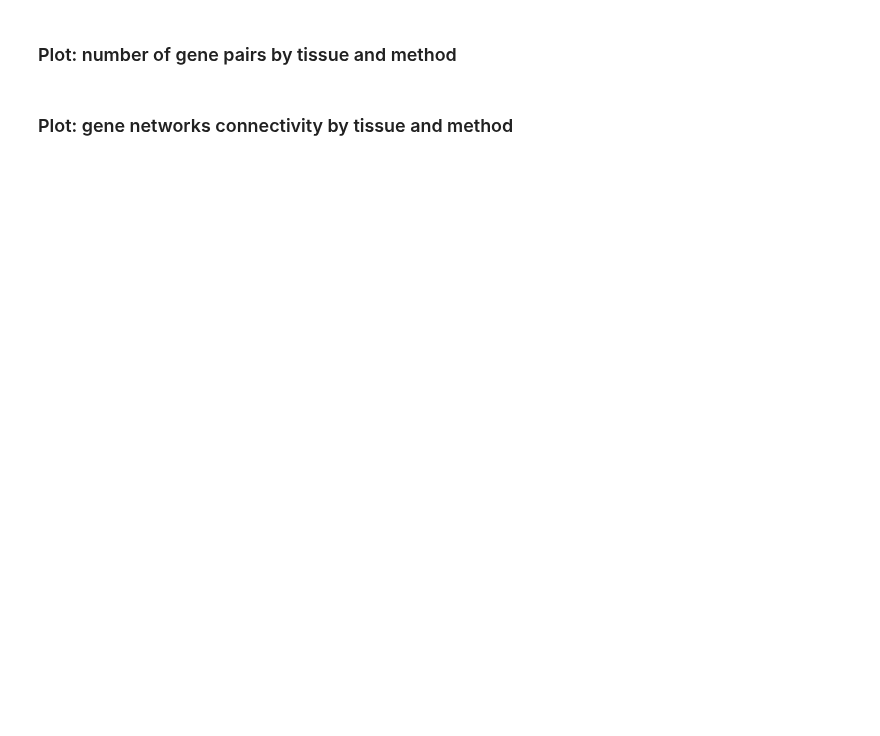
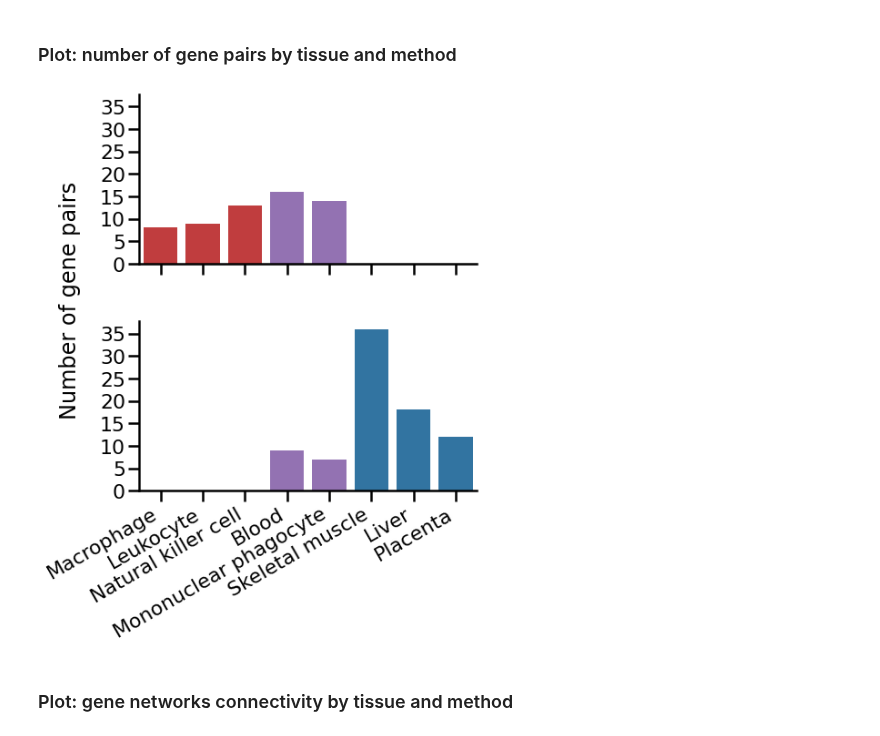
Before and after one commit to greenelab/ccc, a Jupyter notebook: nbs/others/ismb2022/03_10-giant-summarize_tissue_predictions.ipynb, the cells around one changed output. Cells and saved outputs as stored; diff of their text form; code cells hidden in the pictures; blank space fills up the shorter version.

Commit message:
ismb2022: improve tissue prediction notebooks

```diff
--- a/nbs/others/ismb2022/03_10-giant-summarize_tissue_predictions.ipynb
+++ b/nbs/others/ismb2022/03_10-giant-summarize_tissue_predictions.ipynb
@@ -439,34 +623,37 @@ tissue_colors = {
 # %%
 with sns.plotting_context("poster", font_scale=1.0):
     g = sns.FacetGrid(
         count_data,
         row="subset",
         sharex=True,
         sharey=True,
-        height=2.0,
-        aspect=2.1,
+        height=4.0,
+        aspect=1.8,
     )
     g.map(
         sns.barplot,
         "tissue",
         "n_gene_pairs",
         order=tissues_order,
         palette=tissue_colors,
     )
     g.set_xticklabels(rotation=30, ha="right")
-    g.set_axis_labels(PREDICTED_TISSUE_LABEL, "")
+    # g.set_axis_labels(PREDICTED_TISSUE_LABEL, "")
+    g.set_axis_labels("", "")
 
     g.set_titles(row_template="")
 
-    g.fig.text(0.03, 0.30, N_GENE_PAIRS_LABEL, rotation=90)
+    g.fig.text(0.02, 0.30, N_GENE_PAIRS_LABEL, rotation=90)
 
     g.savefig(
-        OUTPUT_FIGURE_DIR / "top_gene_pairs-tissue_count.pdf",
+        OUTPUT_FIGURE_DIR / "top_gene_pairs-tissue_count.svg",
         bbox_inches="tight",
         dpi=300,
-        facecolor="white",
-        # transparent=True,
+        # facecolor="white",
+        transparent=True,
     )
+# %% [output]
+[figure, added]
 # %% [markdown]
 ### Plot: gene networks connectivity by tissue and method
 # %%
```
Also changed, not shown: parts of 35 cells of this notebook, 1 other file.
